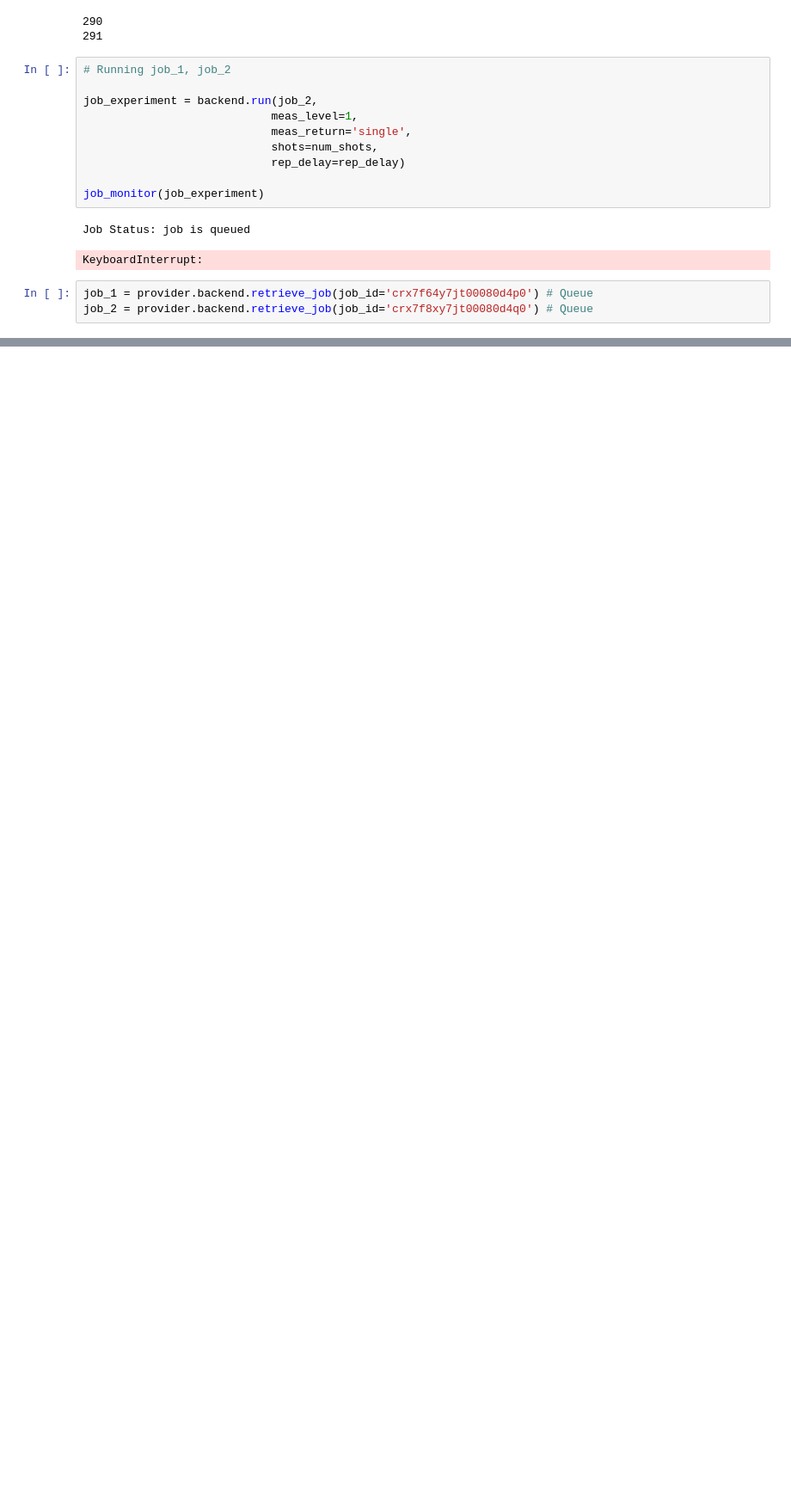
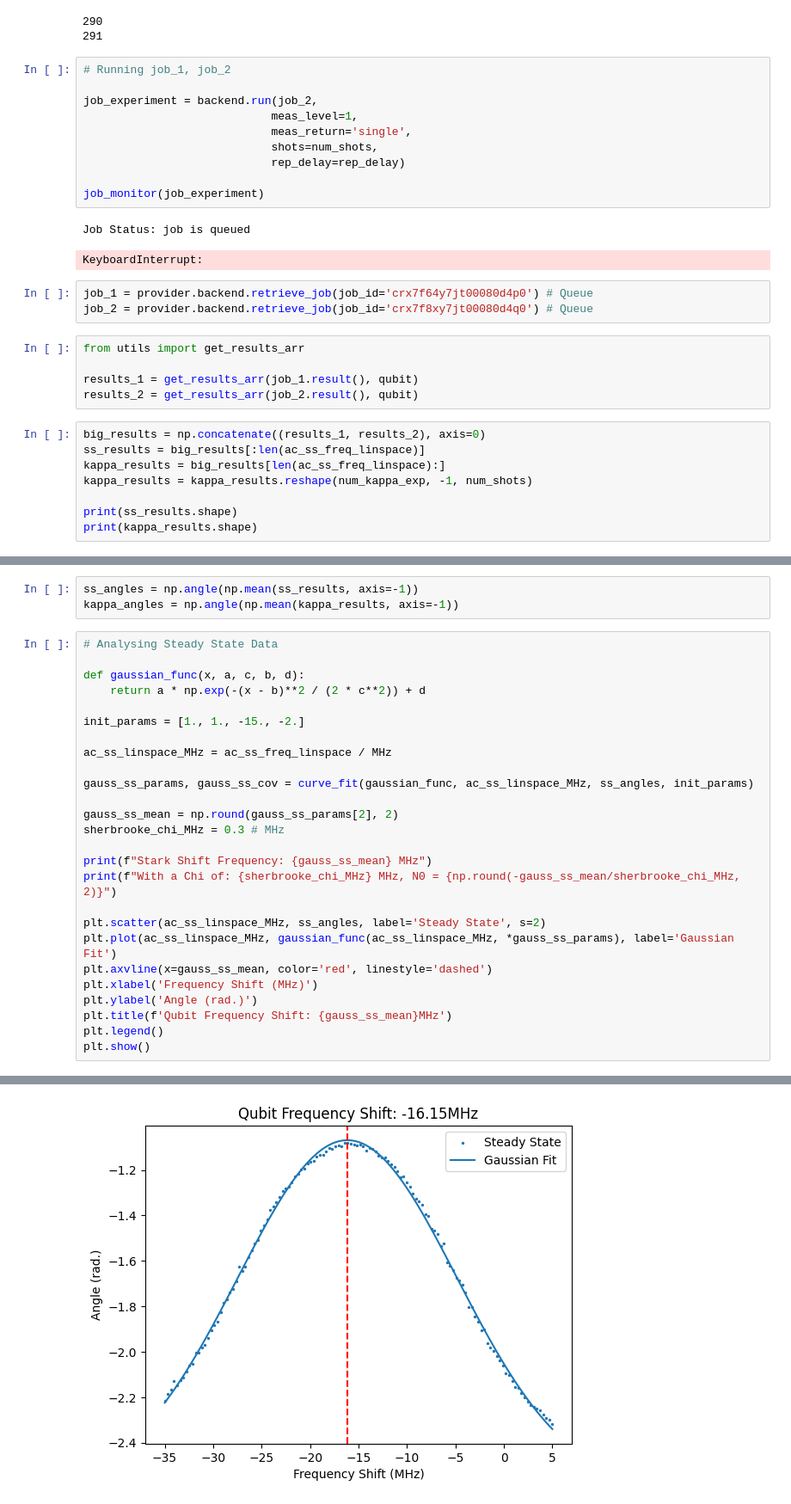
Before and after one commit to AnikenC/ReadoutWithRL, a Jupyter notebook: readoutWithRL/Experiments/ss_photon_exp_sherbrooke.ipynb, the cells around one changed output, grey strips where cells are left out. Shown at 86% size. Cells and saved outputs as stored; diff of their text form; blank space fills up the shorter version.

```diff
--- a/readoutWithRL/Experiments/ss_photon_exp_sherbrooke.ipynb
+++ b/readoutWithRL/Experiments/ss_photon_exp_sherbrooke.ipynb
@@ -298,3 +298,16 @@ KeyboardInterrupt:
 # %%
 job_1 = provider.backend.retrieve_job(job_id='crx7f64y7jt00080d4p0') # Queue
 job_2 = provider.backend.retrieve_job(job_id='crx7f8xy7jt00080d4q0') # Queue
+# %%
+from utils import get_results_arr
+
+results_1 = get_results_arr(job_1.result(), qubit)
+results_2 = get_results_arr(job_2.result(), qubit)
+# %%
+big_results = np.concatenate((results_1, results_2), axis=0)
+ss_results = big_results[:len(ac_ss_freq_linspace)]
+kappa_results = big_results[len(ac_ss_freq_linspace):]
+kappa_results = kappa_results.reshape(num_kappa_exp, -1, num_shots)
+
+print(ss_results.shape)
+print(kappa_results.shape)
@@ -300,0 +317,30 @@ job_2 = provider.backend.retrieve_job(job_id='crx7f8xy7jt00080d4q0') # Queue
+# %%
+ss_angles = np.angle(np.mean(ss_results, axis=-1))
+kappa_angles = np.angle(np.mean(kappa_results, axis=-1))
+# %%
+# Analysing Steady State Data
+
+def gaussian_func(x, a, c, b, d):
+    return a * np.exp(-(x - b)**2 / (2 * c**2)) + d
+
+init_params = [1., 1., -15., -2.]
+
+ac_ss_linspace_MHz = ac_ss_freq_linspace / MHz
+
+gauss_ss_params, gauss_ss_cov = curve_fit(gaussian_func, ac_ss_linspace_MHz, ss_angles, init_params)
+
+gauss_ss_mean = np.round(gauss_ss_params[2], 2)
+sherbrooke_chi_MHz = 0.3 # MHz
+
+print(f"Stark Shift Frequency: {gauss_ss_mean} MHz")
+print(f"With a Chi of: {sherbrooke_chi_MHz} MHz, N0 = {np.round(-gauss_ss_mean/sherbrooke_chi_MHz, 2)}")
+
+plt.scatter(ac_ss_linspace_MHz, ss_angles, label='Steady State', s=2)
+plt.plot(ac_ss_linspace_MHz, gaussian_func(ac_ss_linspace_MHz, *gauss_ss_params), label='Gaussian Fit')
+plt.axvline(x=gauss_ss_mean, color='red', linestyle='dashed')
+plt.xlabel('Frequency Shift (MHz)')
+plt.ylabel('Angle (rad.)')
+plt.title(f'Qubit Frequency Shift: {gauss_ss_mean}MHz')
+plt.legend()
+plt.show()
+# %% [output]
@@ -300,0 +349 @@ job_2 = provider.backend.retrieve_job(job_id='crx7f8xy7jt00080d4q0') # Queue
+[figure, added]
```
Also changed, not shown: parts of 7 cells of this notebook, 8 other files.
